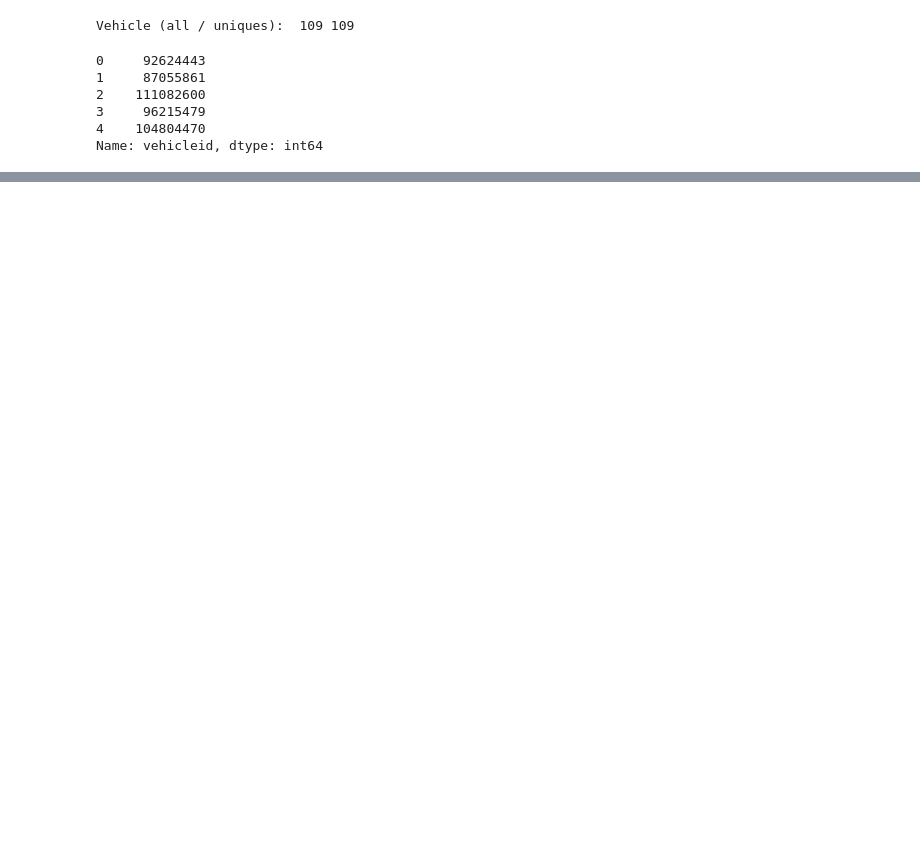
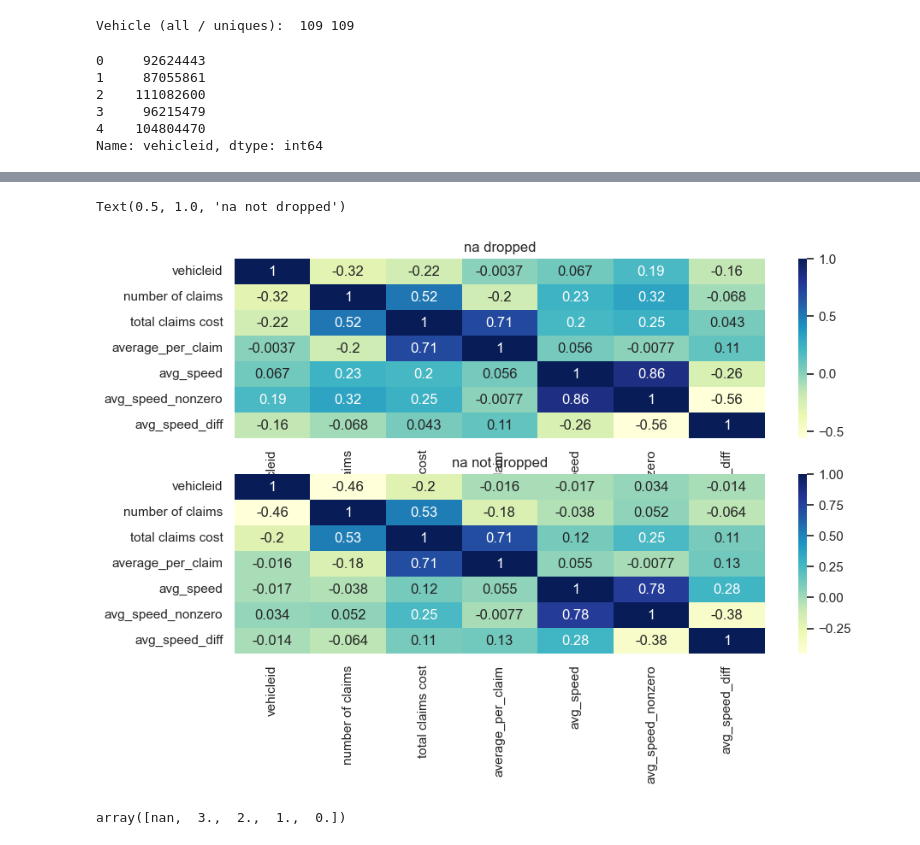
Before and after one commit to niclom12/hackathon, a Jupyter notebook: dataAnalysis/dataAnalysis.ipynb, the cells around one changed output, grey strips where cells are left out. Drawn from its saved outputs; the diff is of its cells as text; code cells hidden in the pictures; blank space fills up the shorter version.

```diff
--- a/dataAnalysis/dataAnalysis.ipynb
+++ b/dataAnalysis/dataAnalysis.ipynb
@@ -143,0 +212,10 @@ No file for : 257728155.csv
+# %%
+fig, axes = plt.subplots(2, 1)
+sb.set(rc = {'figure.figsize':(10,6)})
+sb.heatmap(ax = axes[0], data = data_claims.dropna().corr(), annot = True, fmt='.2g',cmap= 'YlGnBu')
+axes[0].set_title("na dropped")
+sb.heatmap(ax = axes[1], data = data_claims.corr(), annot = True, fmt='.2g',cmap= 'YlGnBu')
+axes[1].set_title("na not dropped")
+# %% [output]
+Text(0.5, 1.0, 'na not dropped')
+[figure, added]
@@ -143,0 +230,7 @@ No file for : 257728155.csv
+# %%
+# remap claims amount [0,1,2,3,6] -> [0,1,2,3,4]
+map = {0:0, 1:1, 2:2, 3:3, 6:3}
+data_claims["number of claims"] = data_claims["number of claims"].map(map)
+data_claims["number of claims"].unique()
+# %% [output]
+array([nan,  3.,  2.,  1.,  0.])
```
Also changed, not shown: parts of 12 cells of this notebook.
